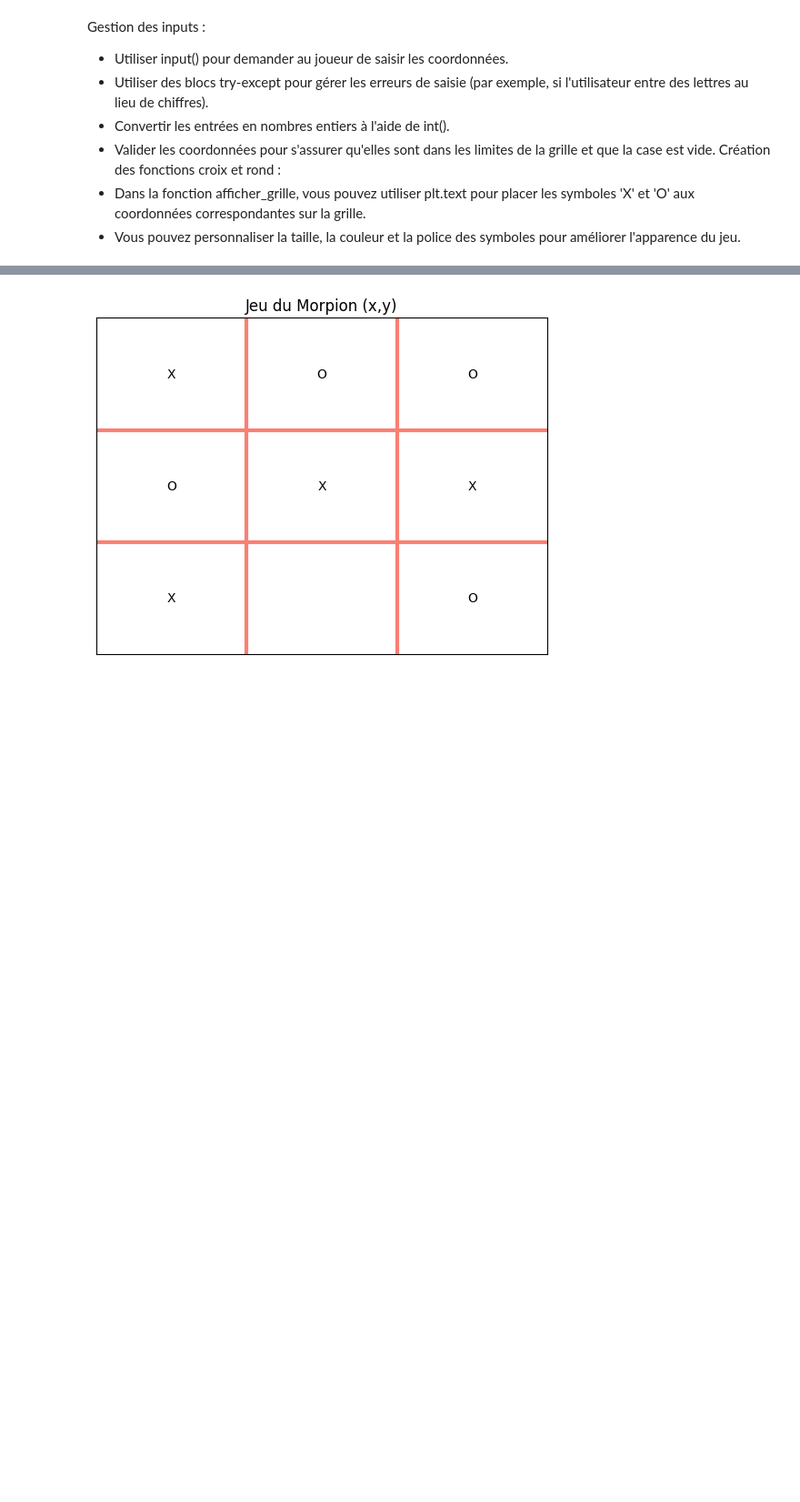
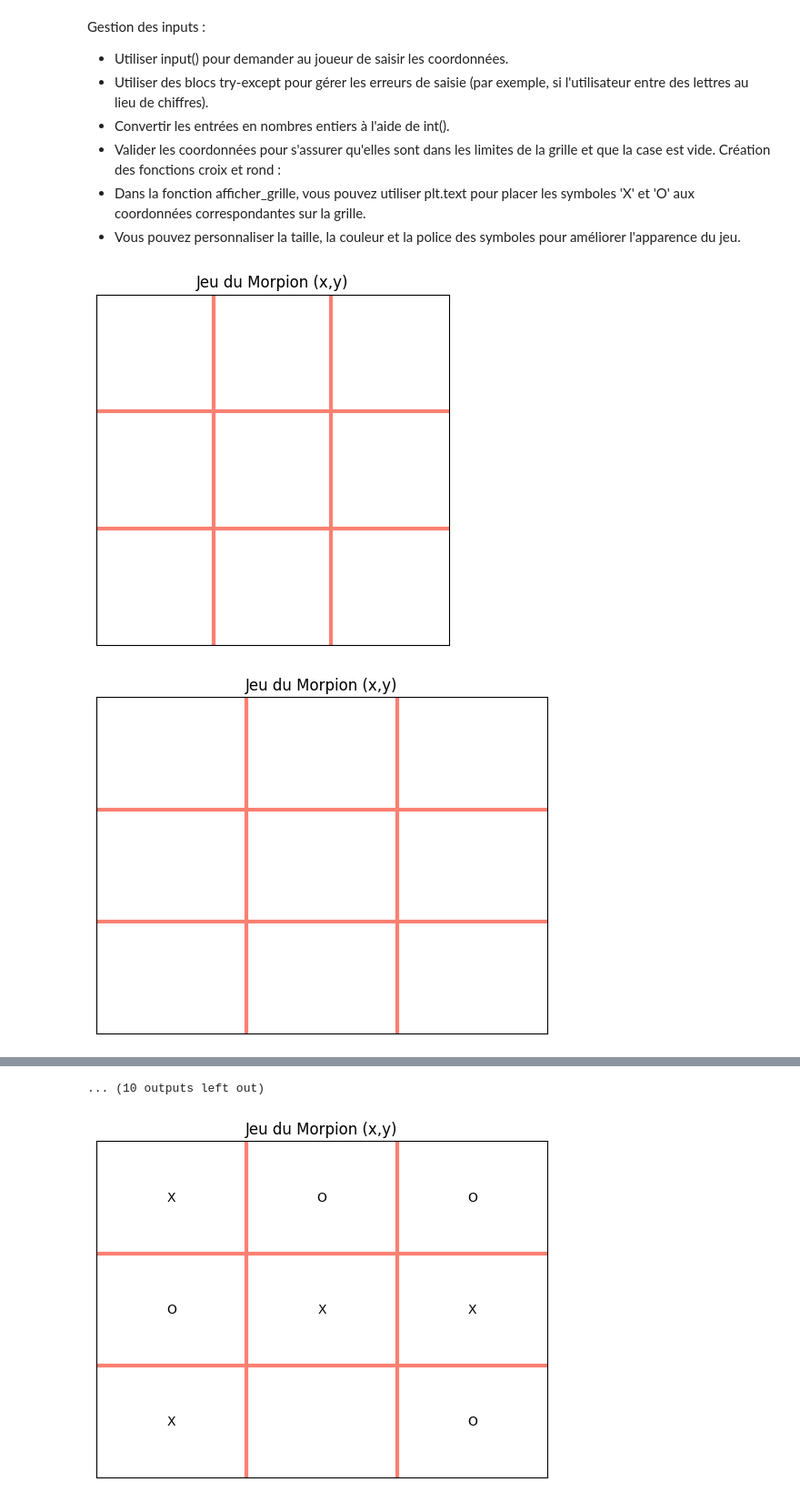
Before and after one commit to timdazayous/InitiationPython, a Jupyter notebook: Morpion.ipynb, the cells around one changed output, grey strips where cells are left out. Shown at 91% size. Saved outputs shown, nothing was run; the diff lists cells and outputs as text; code cells hidden in the pictures; blank space fills up the shorter version.

Commit message:
Morpion  finit

```diff
--- a/Morpion.ipynb
+++ b/Morpion.ipynb
@@ -136,31 +136,84 @@ def verifier_victoire(grille, joueur):
     # On va tester si un joueur a aligné trois X ou O sur une ligne colonne ou diagonale
     # Verification des lignes
     for y in range(3):
         # Si les trois cases d'une ligne sont egales au symbole du joueur actif
         # [y,:] prend toutes les cases/colonnes de la ligne y ici [y,1] et [y,2] et [y,3] c'est une slice
         if np.all(grille[y, :] == joueur):
             return True # Victoire on retourne True
 
     #Verification des colonnes
     for x in range(3):
         # Si les trois cases d'une colonne sont egales au symbole du joueur actif
         # [y,:] prend toutes les cases/lignes de la colonne x ici [1,x] et [2,x] et [3,x] c'est une slice
         if np.all(grille[:, x] == joueur):
             return True # Victoire on retourne True
 
     # Verification diagonale 1 (0,0) (1,1) (2,2)
     if np.all([grille[i,i] == joueur for i in range(3)]):
         # Test si (0,0) == (1,1) == (2,2) == joueur
             return True
 
     # Verification diagonale 2 (0,2) (1,1) (2,0)
-    if np.all([grille[j, 2 - j] == joueur for i in range(3)]):
+    if np.all([grille[j, 2 - j] == joueur for j in range(3)]):
         # Test si (0,2) == (1,1) == (2,0) == joueur
         return True
 
     # On retourne False si pas de condition de victoire atteinte
     return False
 
 def verifier_match_nul(grille):
     # On test qu'aucun case ne soit vide pour retourne True
     return not np.any(grille == '')
+
+def morpion():
+    # Fonction principale du programme
+
+    # Création de la grille initiale
+    grille = np.full((3,3),'', dtype=object)
+
+    # Ordre des joueurs
+    ordre_joueurs = ["X","O"]
+
+    # Compteur de tour pour alterner entre "X" et "O"
+    tour = 0
+
+    # Maj auto de l'affichage: mode interactif
+    plt.ion()
+    plt.figure(figsize=(5,5))
+
+    afficher_grille(grille)
+
+    while True:
+        joueur = ordre_joueurs[tour%2]
+
+        afficher_grille(grille)
+
+        # Saisie des coordonnées du coup par la joueur
+        ligne, colonne = recuperer_coordonnees(grille, joueur)
+
+        # On enregistre le coup dans la grille
+        placer_marque(grille, ligne, colonne, joueur)
+
+        # Affichage grille modifiée
+        afficher_grille(grille)
+
+        # Verification victoire
+        if verifier_victoire(grille, joueur):
+            print("Victoire du joueur: ", joueur)
+            # On sort de la boucle de jeu
+            break
+
+        if verifier_match_nul(grille):
+            print("Match nul oops !")
+            break
+
+        # Changement de tour si toujours pas de nul ou de victoire d'un joueur
+        tour += 1
+
+plt.ioff()
+plt.show()
+
+morpion()
+# %% [output]
+[figure, added]
+[figure, added]
@@ -167,3 +230,4 @@ def verifier_match_nul(grille):
+... (10 outputs left out)
 # %%
 # test affiche_grille
 tabtest = np.array([["X","O","O"],["O","X","X"],["X","","O"]], dtype=object)
```
Also changed, not shown: parts of 1 cell of this notebook.
